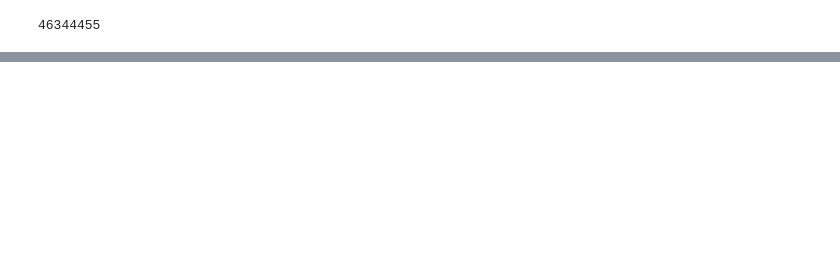
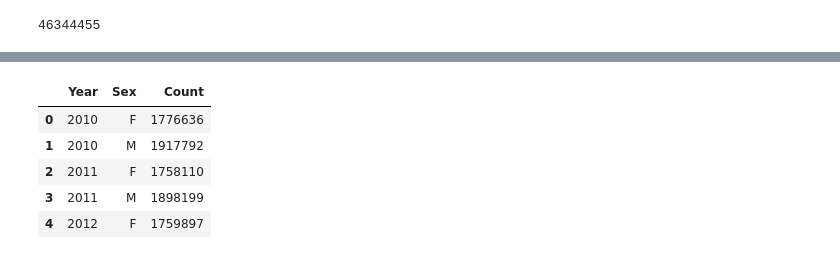
Before and after one commit to OneRaise5385/DataScience, a Jupyter notebook: prac06.ipynb, the cells around one changed output, grey strips where cells are left out. Saved outputs shown, nothing was run; the diff lists cells and outputs as text; code cells hidden in the pictures; blank space fills up the shorter version.

```diff
--- a/prac06.ipynb
+++ b/prac06.ipynb
@@ -170,0 +260,4 @@ baby['Count'].sum()
+# %%
+# Grouping on multiple column
+counts_by_year_and_sex = baby.groupby(['Year','Sex'])['Count'].sum()
+counts_by_year_and_sex.head()
@@ -170,0 +272,10 @@ baby['Count'].sum()
+# %%
+# reset_index()既能重新排index，也能转换为DataFrame
+counts_by_year_and_sex.reset_index().head()
+# %% [output]
+|  | Year | Sex | Count |
+| 0 | 2010 | F | 1776636 |
+| 1 | 2010 | M | 1917792 |
+| 2 | 2011 | F | 1758110 |
+| 3 | 2011 | M | 1898199 |
+| 4 | 2012 | F | 1759897 |
```
Also changed, not shown: parts of 16 cells of this notebook, 1 other file.
